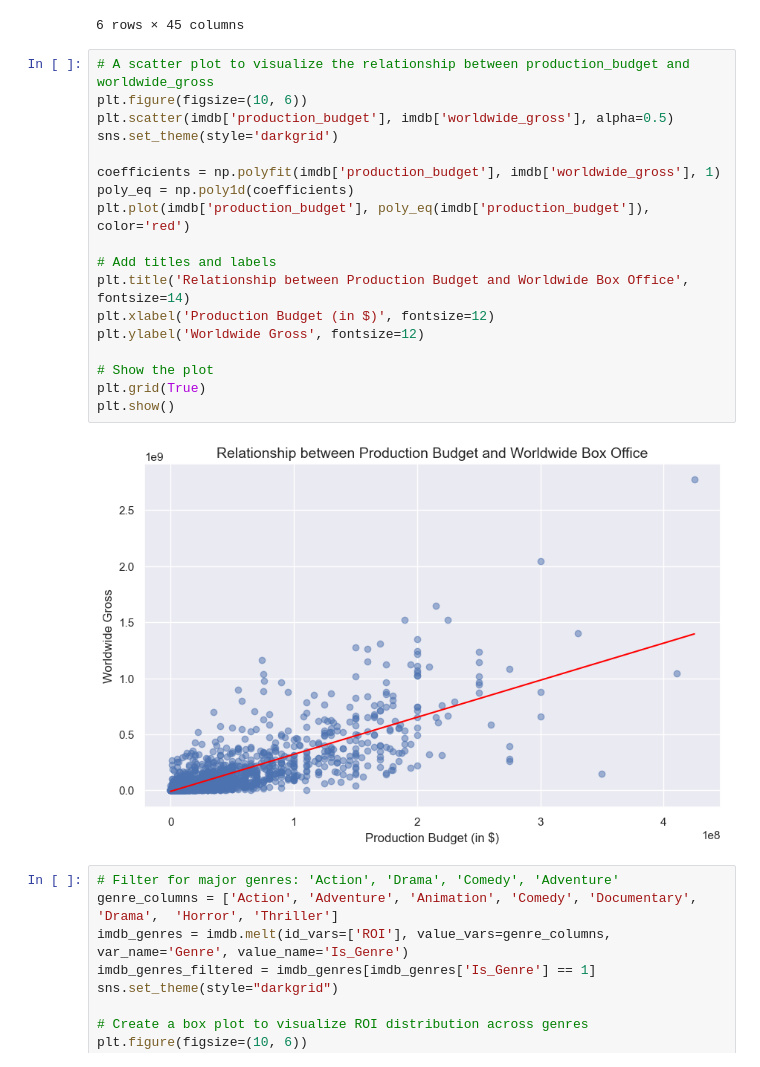
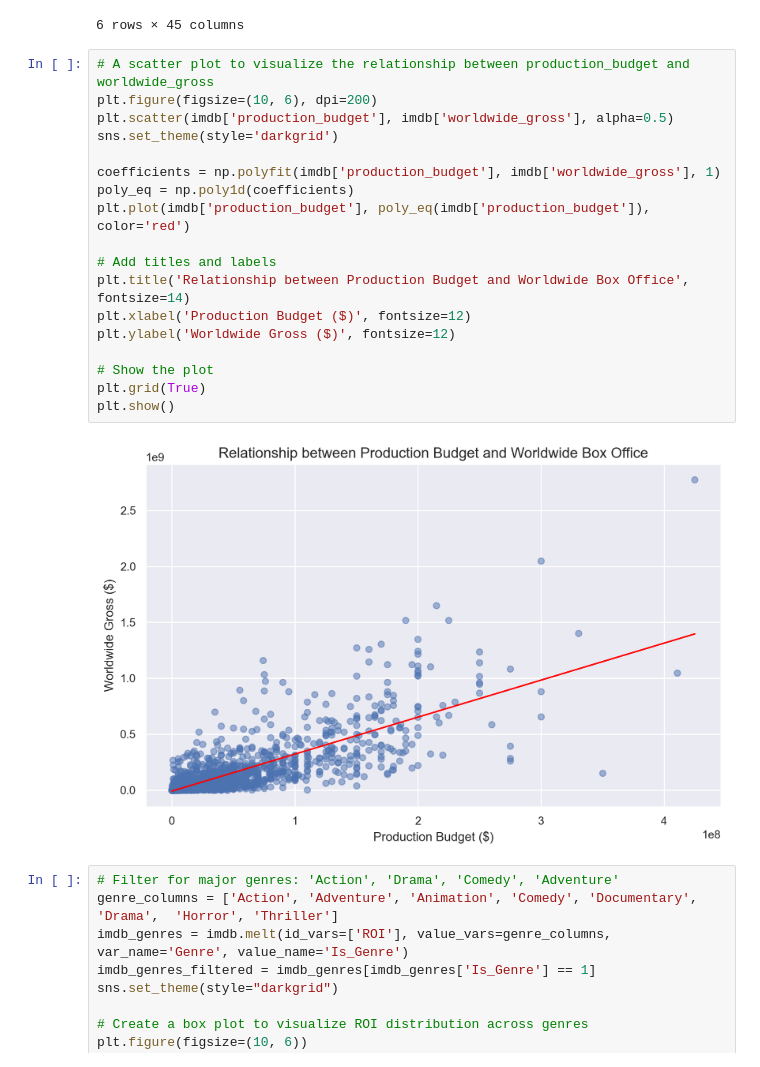
Before and after one commit to williambguo/ds-p2-project, a Jupyter notebook: code/eda.ipynb, the cells around one changed output. Drawn from its saved outputs; the diff is of its cells as text.

```diff
--- a/code/eda.ipynb
+++ b/code/eda.ipynb
@@ -583,24 +629,24 @@ imdb[imdb['ROI'] > 80]
 6 rows × 45 columns
 # %%
 # A scatter plot to visualize the relationship between production_budget and worldwide_gross
-plt.figure(figsize=(10, 6))
+plt.figure(figsize=(10, 6), dpi=200)
 plt.scatter(imdb['production_budget'], imdb['worldwide_gross'], alpha=0.5)
 sns.set_theme(style='darkgrid')
 
 coefficients = np.polyfit(imdb['production_budget'], imdb['worldwide_gross'], 1)
 poly_eq = np.poly1d(coefficients)
 plt.plot(imdb['production_budget'], poly_eq(imdb['production_budget']), color='red')
 
 # Add titles and labels
 plt.title('Relationship between Production Budget and Worldwide Box Office', fontsize=14)
-plt.xlabel('Production Budget (in $)', fontsize=12)
-plt.ylabel('Worldwide Gross', fontsize=12)
+plt.xlabel('Production Budget ($)', fontsize=12)
+plt.ylabel('Worldwide Gross ($)', fontsize=12)
 
 # Show the plot
 plt.grid(True)
 plt.show()
 # %% [output]
-[figure, old version]
+[figure, new version]
 # %%
 # Filter for major genres: 'Action', 'Drama', 'Comedy', 'Adventure'
 genre_columns = ['Action', 'Adventure', 'Animation', 'Comedy', 'Documentary', 'Drama',  'Horror', 'Thriller']
```
Also changed, not shown: parts of 8 cells of this notebook, 10 other files.
